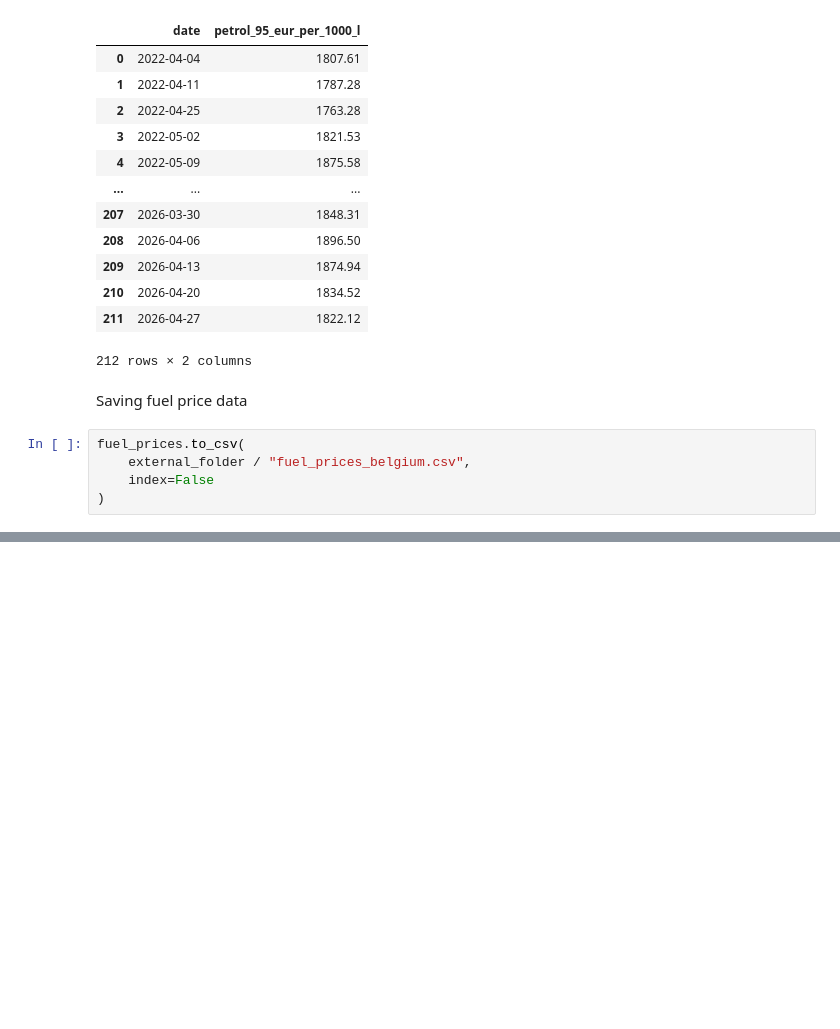
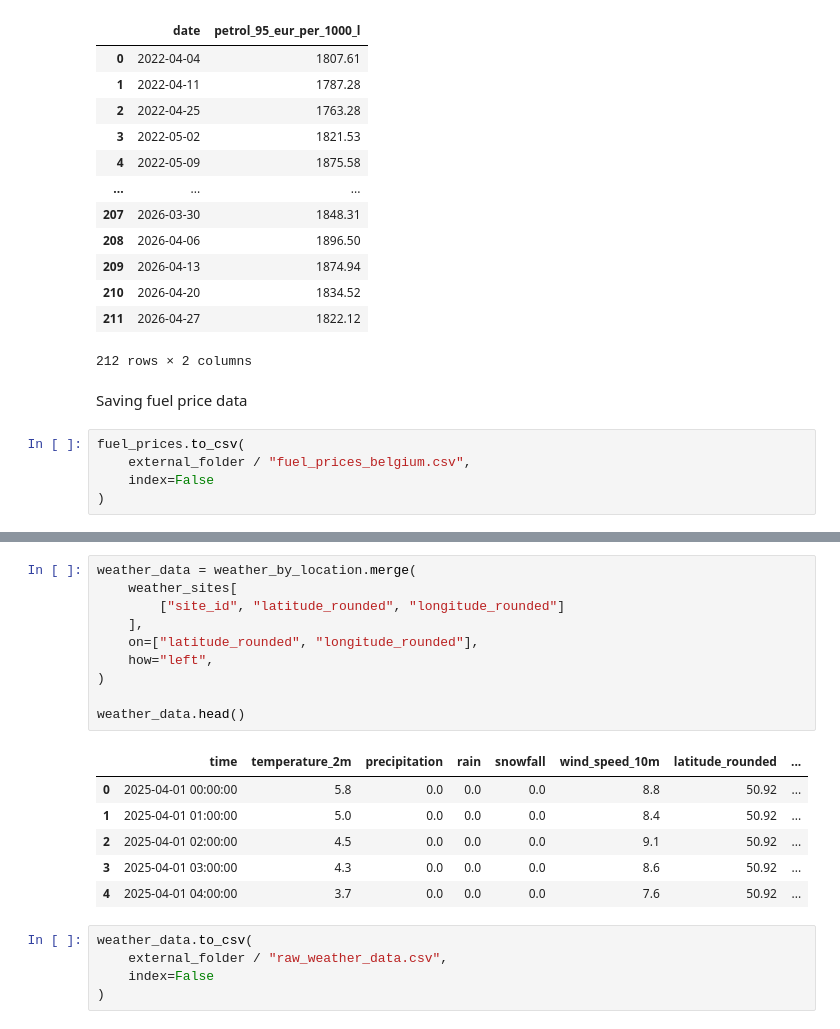
Before and after one commit to annasolodka/mda-cycling-traffic-analysis, a Jupyter notebook: notebooks/01_load_data.ipynb, the cells around one changed output, grey strips where cells are left out. Drawn from its saved outputs; the diff is of its cells as text; blank space fills up the shorter version.

Commit message:
Loading data 03.

```diff
--- a/notebooks/01_load_data.ipynb
+++ b/notebooks/01_load_data.ipynb
@@ -622,0 +740,22 @@ fuel_prices.to_csv(
+# %%
+weather_data = weather_by_location.merge(
+    weather_sites[
+        ["site_id", "latitude_rounded", "longitude_rounded"]
+    ],
+    on=["latitude_rounded", "longitude_rounded"],
+    how="left",
+)
+
+weather_data.head()
+# %% [output]
+|  | time | temperature_2m | precipitation | rain | snowfall | wind_speed_10m | latitude_rounded | ... |
+| 0 | 2025-04-01 00:00:00 | 5.8 | 0.0 | 0.0 | 0.0 | 8.8 | 50.92 | ... |
+| 1 | 2025-04-01 01:00:00 | 5.0 | 0.0 | 0.0 | 0.0 | 8.4 | 50.92 | ... |
+| 2 | 2025-04-01 02:00:00 | 4.5 | 0.0 | 0.0 | 0.0 | 9.1 | 50.92 | ... |
+| 3 | 2025-04-01 03:00:00 | 4.3 | 0.0 | 0.0 | 0.0 | 8.6 | 50.92 | ... |
+| 4 | 2025-04-01 04:00:00 | 3.7 | 0.0 | 0.0 | 0.0 | 7.6 | 50.92 | ... |
+# %%
+weather_data.to_csv(
+    external_folder / "raw_weather_data.csv",
+    index=False
+)
```
Also changed, not shown: parts of 21 cells of this notebook, 6 other files.
